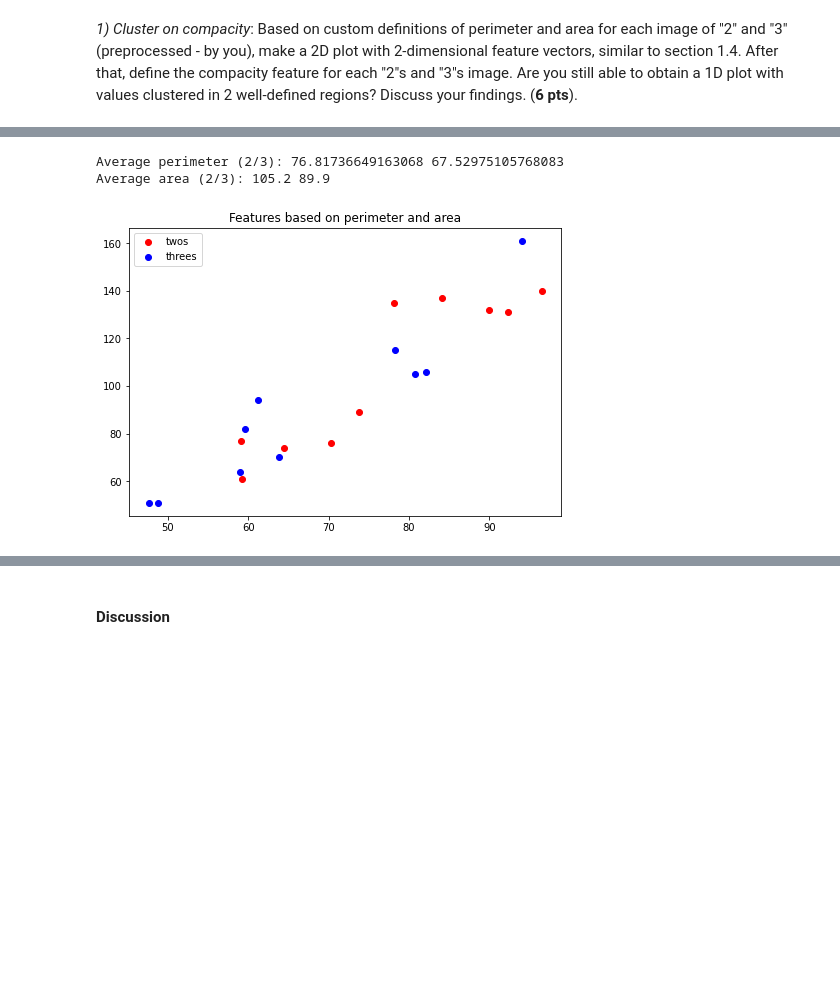
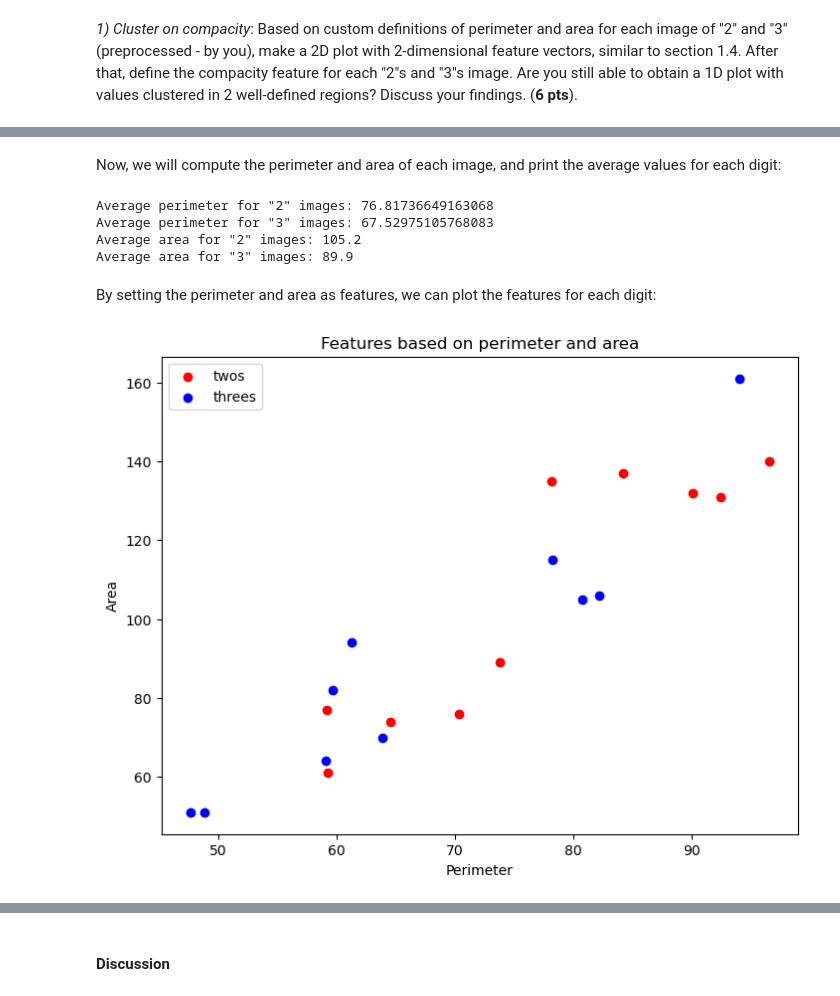
Before and after one commit to alexiaDorm/iapr-lab, a Jupyter notebook: lab_02_object_description.ipynb, the cells around one changed output, grey strips where cells are left out. Cells and saved outputs as stored; diff of their text form; code cells hidden in the pictures; blank space fills up the shorter version.

```diff
--- a/lab_02_object_description.ipynb
+++ b/lab_02_object_description.ipynb
@@ -177,8 +165,8 @@ def preprocess(images, digit, disk_size = 1, square_width = 3, denoise = False):
 # %% [markdown]
 Let's visualize the preprocessing of our image:
 # %%
-zeros = preprocess(zeros_im, 0, disk_size = 1, square_width = 3, denoise = True)
-ones = preprocess(ones_im, 1, disk_size = 1, square_width = 3, denoise = True)
+zeros = preprocess(zeros_im, 0, disk_size = 1, square_width = 3)
+ones = preprocess(ones_im, 1, disk_size = 1, square_width = 3)
 
 # Plot images
 fig, axes = plt.subplots(2, len(zeros), figsize=(12, 3))
@@ -197,16 +184,0 @@ plt.show()
-# %%
-zeros = preprocess(zeros_im, 0, disk_size = 1, square_width = 3, denoise = False)
-ones = preprocess(ones_im, 1, disk_size = 1, square_width = 3, denoise = False)
-
-# Plot images
-fig, axes = plt.subplots(2, len(zeros), figsize=(12, 3))
-for ax, im, nm in zip(axes[0], zeros, zeros_names):
-    ax.imshow(im, cmap='gray')
-    ax.axis('off')
-    ax.set_title(nm)
-for ax, im, nm in zip(axes[1], ones, ones_names):
-    ax.imshow(im, cmap='gray')
-    ax.axis('off')
-    ax.set_title(nm)
-fig.suptitle("Preprocessed images")
-plt.show()
@@ -449,8 +403,7 @@ def get_invariant_features(img, inv_to_rotation=False, inv_to_translation=False,
 
     return descriptors
 # %%
-from skimage import transform
-from skimage.transform import rotate, rescale, AffineTransform, warp
+from skimage.transform import rotate, rescale, AffineTransform, warp, SimilarityTransform
 
 def random_rotate(img):
     """
@@ -473,8 +426,10 @@ def random_translate(img):
     x_translation, y_translation = np.random.randint(5, size=2)
 
     transform = AffineTransform(translation=[x_translation, y_translation])
-    shifted = warp(img, transform, mode='wrap', preserve_range=False)
-    shifted = shifted.astype(img.dtype)
+    #shifted = warp(img, transform, mode='wrap', preserve_range=True)
+    shifted = warp(img, transform, preserve_range=False)
+    shifted = np.rint(shifted).astype(img.dtype)
+    #shifted = shifted.astype(img.dtype)
 
     return shifted
 
@@ -505,8 +460,8 @@ scaled_images_zeros = [random_scale(img) for img in zeros]
 scaled_images_ones = [random_scale(img) for img in ones]
 
 # Apply all 3 transformations sequentially, in your custom order, for each "0" and "1" and store results below
-transformed_images_zeros = [random_scale(random_translate(random_rotate(img))) for img in zeros]
-transformed_images_ones = [random_scale(random_translate(random_rotate(img))) for img in ones]
+transformed_images_zeros = [random_translate(random_scale(random_rotate(img))) for img in zeros]
+transformed_images_ones = [random_translate(random_scale(random_rotate(img))) for img in ones]
 # %%
 # Plot rotated images
 fig, axes = plt.subplots(2, len(rotated_images_zeros), figsize=(12, 3))
@@ -669,16 +628,19 @@ plt.show()
+# %% [markdown]
+Now, we will compute the perimeter and area of each image, and print the average values for each digit:
 # %%
 from skimage.measure import perimeter
 
-#Compute perimeters of 2/3 images
+#Compute perimeters of "2" and "3" images
 perimeters_2, perimeters_3 = [], []
 for im in twos:
     perimeters_2.append(perimeter(im))
 for im in threes:
     perimeters_3.append(perimeter(im))
 
-print('Average perimeter (2/3):', np.mean(perimeters_2), np.mean(perimeters_3))
+print('Average perimeter for "2" images:', np.mean(perimeters_2))
+print('Average perimeter for "3" images:', np.mean(perimeters_3))
 
-#Compute area of 2/3 images, get number non zero image of binary image
+#Compute area of "2" and "3" images , get number non zero image of binary image
 area_2, area_3 = [], []
 for im in twos:
     area_2.append(np.sum(im))
@@ -686,24 +648,31 @@ for im in twos:
 for im in threes:
     area_3.append(np.sum(im))
 
-print('Average area (2/3):', np.mean(area_2), np.mean(area_3))
+print('Average area for "2" images:', np.mean(area_2))
+print('Average area for "3" images:', np.mean(area_3))
 # %% [output]
-Average perimeter (2/3): 76.81736649163068 67.52975105768083
-Average area (2/3): 105.2 89.9
+Average perimeter for "2" images: 76.81736649163068
+Average perimeter for "3" images: 67.52975105768083
+Average area for "2" images: 105.2
+Average area for "3" images: 89.9
+# %% [markdown]
+By setting the perimeter and area as features, we can plot the features for each digit:
 # %%
-# TODO: Fill the arrays below with the perimeter and area as features for "2"s and "3"s images
+# We fill the arrays below with the perimeter and area as features for "2"s and "3"s images
 twos_f1 = perimeters_2
 twos_f2 = area_2
 threes_f1 = perimeters_3
 threes_f2 = area_3
 
 # Plot features for all images
 fig = plt.figure()
 ax = fig.add_axes([0,0,1,1])
 ax.scatter(twos_f1, twos_f2, color='r', label='twos')
 ax.scatter(threes_f1, threes_f2, color='b', label='threes')
 ax.legend(loc='best')
 plt.title("Features based on perimeter and area")
+plt.xlabel("Perimeter")
+plt.ylabel("Area")
 plt.show()
 # %% [output]
-[figure, old version]
+[figure, new version]
```
Also changed, not shown: parts of 34 cells of this notebook.
